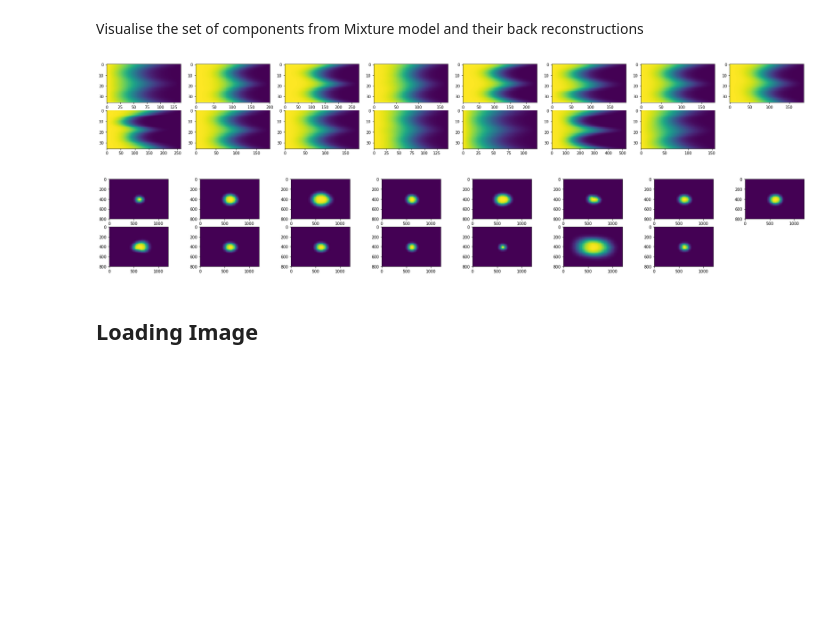
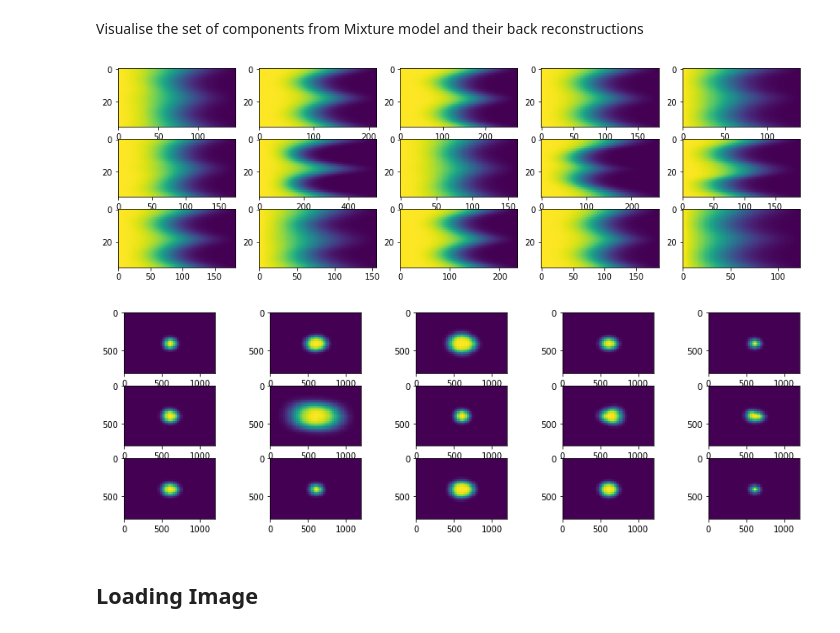
Before and after one commit to Borda/pyImSegm, a Jupyter notebook: notebooks/RG2Sp_region-growing.ipynb, the cells around one changed output. Saved outputs shown, nothing was run; the diff lists cells and outputs as text; code cells hidden in the pictures; blank space fills up the shorter version.

```diff
--- a/notebooks/RG2Sp_region-growing.ipynb
+++ b/notebooks/RG2Sp_region-growing.ipynb
@@ -24,9 +24,10 @@ import imsegm.region_growing as seg_rg
 ## Loading data
 # %%
 COLORS = 'bgrmyck'
-RG2SP_THRESHOLDS = seg_rg.DEFAULT_RG2SP_THRESHOLDS
-PATH_IMAGES = tl_io.update_path(os.path.join('data_images', 'drosophila_ovary_slice'))
+RG2SP_THRESHOLDS = seg_rg.RG2SP_THRESHOLDS
+PATH_IMAGES = os.path.join(tl_io.update_path('data_images'), 'drosophila_ovary_slice')
 PATH_DATA = tl_io.update_path('data_images', absolute=True)
 PATH_OUT = tl_io.update_path('output', absolute=True)
+PATH_MEASURED_RAYS = os.path.join(PATH_IMAGES, 'eggs_ray-shapes.csv')
 print ([os.path.basename(p) for p in glob.glob(os.path.join(PATH_IMAGES, '*')) if os.path.isdir(p)])
 # %% [output]
@@ -89,13 +91,14 @@ Estimate and exporting model...
 # %%
 model, list_mean_cdf = seg_rg.transform_rays_model_sets_mean_cdf_mixture(list_rays, 15)
 # model, list_mean_cdf = tl_rg.transform_rays_model_sets_mean_cdf_kmeans(list_rays, 25)
+PATH_MODEL_MIXTURE = os.path.join(PATH_DATA, 'RG2SP_eggs_mixture-model.pkl')
 
-with open(os.path.join(PATH_DATA, 'RG2SP_mixture-model.pkl'), 'w') as fp:
+with open(PATH_MODEL_MIXTURE, 'w') as fp:
     pickle.dump({'name': 'set_cdfs', 'cdfs': list_mean_cdf, 'mix_model': model}, fp)
 # %% [markdown]
 Try to load just exported model to verify that it is readeble.
 # %%
-file_model = pickle.load(open(os.path.join(PATH_DATA, 'RG2SP_mixture-model.pkl'), 'r'))
+file_model = pickle.load(open(PATH_MODEL_MIXTURE, 'r'))
 print (file_model.keys())
 list_mean_cdf = file_model['cdfs']
 model = file_model['mix_model']
@@ -104,18 +107,18 @@ model = file_model['mix_model']
 # %% [markdown]
 Visualise the set of components from Mixture model and their back reconstructions
 # %%
-subfig_per_row = 8
+subfig_per_row = 5
 subfig_per_col = int(np.ceil(len(list_mean_cdf) / float(subfig_per_row)))
-fig = plt.figure(figsize=(4 * subfig_per_row, 2 * subfig_per_col))
+fig = plt.figure(figsize=(3 * subfig_per_row, 1.5 * subfig_per_col))
 for i in range(len(list_mean_cdf)):
     plt.subplot(subfig_per_col, subfig_per_row, i+1), plt.imshow(list_mean_cdf[i][1], aspect='auto')
-fig = plt.figure(figsize=(4 * subfig_per_row, 2 * subfig_per_col))
+fig = plt.figure(figsize=(3 * subfig_per_row, 1.5 * subfig_per_col))
 for i in range(len(list_mean_cdf)):
     plt.subplot(subfig_per_col, subfig_per_row, i+1)
     plt.imshow(compute_prior_map(list_mean_cdf[i][1], size=(800, 1200), step=25))
 # %% [output]
-[figure, old version]
+[figure, new version]
-[figure, old version]
+[figure, new version]
 # %% [markdown]
 ## Loading Image
 # %%
```
Also changed, not shown: parts of 21 cells of this notebook, 42 other files.
